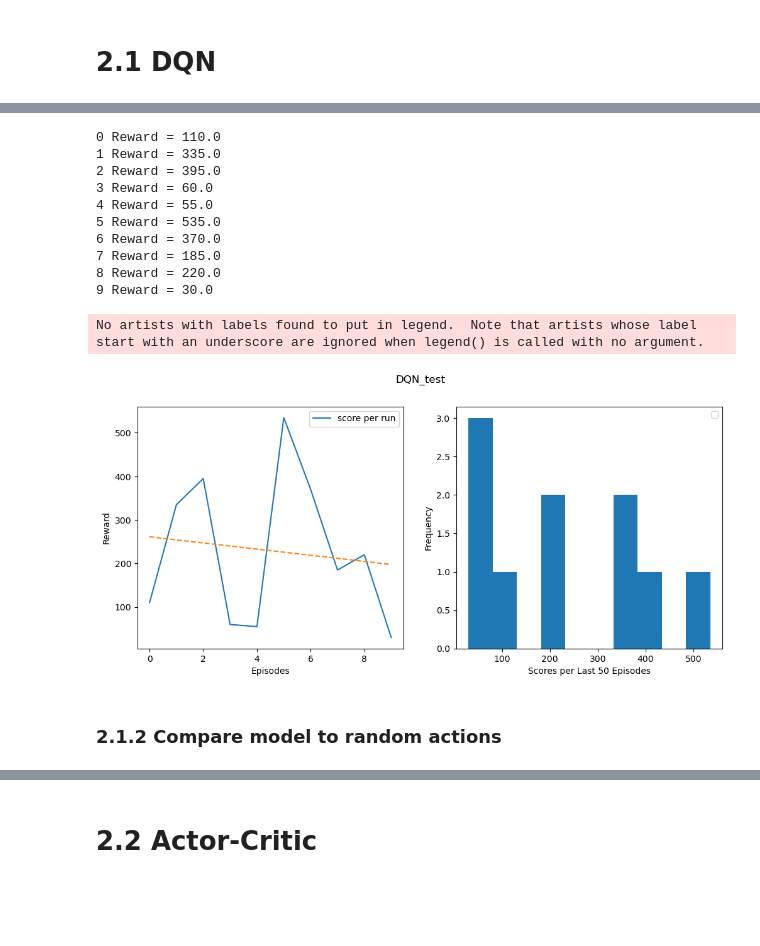
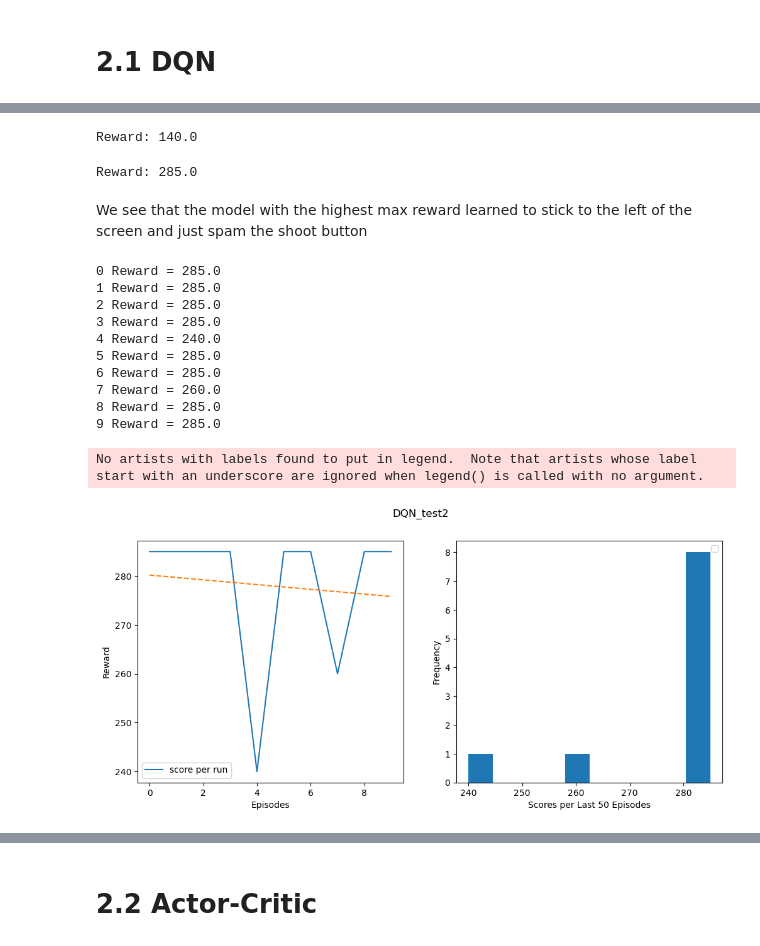
Before and after one commit to 4rn3/rl_school_project, a Jupyter notebook: space_invaders.ipynb, the cells around one changed output, grey strips where cells are left out. Drawn from its saved outputs; the diff is of its cells as text; code cells hidden in the pictures; blank space fills up the shorter version.

```diff
--- a/space_invaders.ipynb
+++ b/space_invaders.ipynb
@@ -254,3 +312,50 @@ Loaded:  0.25_60_DQN.h5
+# %%
+epochs, avg_rewards = 0, 0
+observation = env.reset()
+done = False
+
+while not done:
+
+    observation = tf.convert_to_tensor(observation)
+    observation = tf.expand_dims(observation, 0)
+
+    predicted = best_avg_model.predict(np.array(observation), verbose=0).flatten()
+    action = np.argmax(predicted)
+    observation, reward, done, info = env.step(action)
+    env.render()
+    avg_rewards  += reward
+    epochs += 1
+
+env.close()
+print(f"Reward: {avg_rewards}")
+# %% [output]
+Reward: 140.0
+# %%
+epochs, best_max_reward = 0, 0
+observation = env.reset()
+done = False
+
+while not done:
+
+    observation = tf.convert_to_tensor(observation)
+    observation = tf.expand_dims(observation, 0)
+
+    predicted = best_max_model.predict(np.array(observation), verbose=0).flatten()
+    action = np.argmax(predicted)
+    observation, reward, done, info = env.step(action)
+    env.render()
+    best_max_reward  += reward
+    epochs += 1
+
+env.close()
+print(f"Reward: {best_max_reward}")
+# %% [output]
+Reward: 285.0
+# %% [markdown]
+<p>We see that the model with the highest max reward learned to stick to the left of the screen and just spam the shoot button</p>
+# %%
+best_max_model = "165.1_95_DQN.h5"
+best_dqn_model = load_model(os.path.join("./models/DQN_models",best_max_model), compile=False)
 # %%
 #Evaluate model
 Total_reward = []
@@ -264,7 +369,7 @@ for episode in trange(TEST_EPISODE):
             observation = tf.convert_to_tensor(observation)
             observation = tf.expand_dims(observation, 0)
 
-            predicted = model.predict(observation, verbose=0)
+            predicted = best_dqn_model.predict(observation, verbose=0)
             action = np.argmax(predicted)
             new_observation, reward, done, info = env.step(action)
             total_training_rewards += reward
@@ -275,20 +380,18 @@ for episode in trange(TEST_EPISODE):
         Total_reward.append(total_training_rewards)
 env.close()
 # %% [output]
-0 Reward = 110.0
-1 Reward = 335.0
-2 Reward = 395.0
-3 Reward = 60.0
-4 Reward = 55.0
-5 Reward = 535.0
-6 Reward = 370.0
-7 Reward = 185.0
-8 Reward = 220.0
-9 Reward = 30.0
+0 Reward = 285.0
+1 Reward = 285.0
+2 Reward = 285.0
+3 Reward = 285.0
+4 Reward = 240.0
+5 Reward = 285.0
+6 Reward = 285.0
+7 Reward = 260.0
+8 Reward = 285.0
+9 Reward = 285.0
 # %%
-plot_res(Total_reward,'DQN_test')
+plot_res(Total_reward,'DQN_test2')
 # %% [output]
 No artists with labels found to put in legend.  Note that artists whose label start with an underscore are ignored when legend() is called with no argument.
-[figure, old version]
+[figure, new version]
-# %% [markdown]
-### 2.1.2 Compare model to random actions
```
Also changed, not shown: parts of 38 cells of this notebook.
